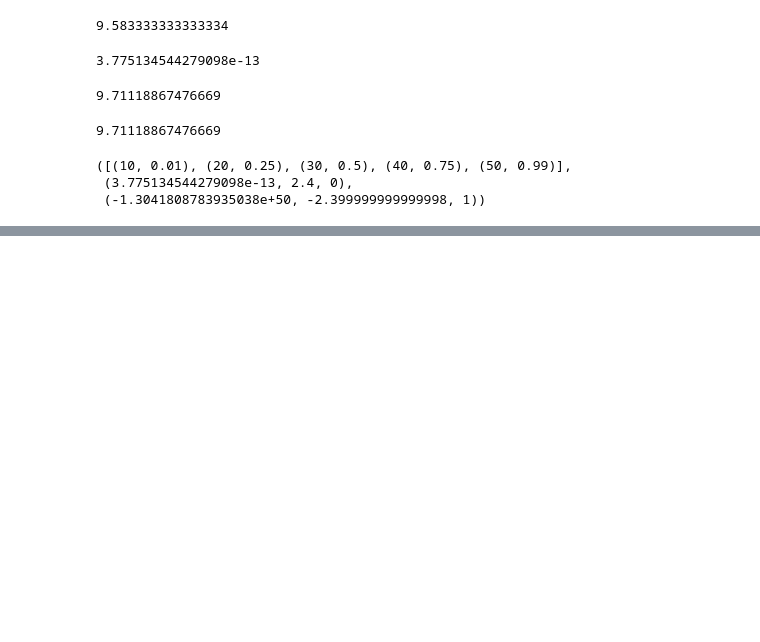
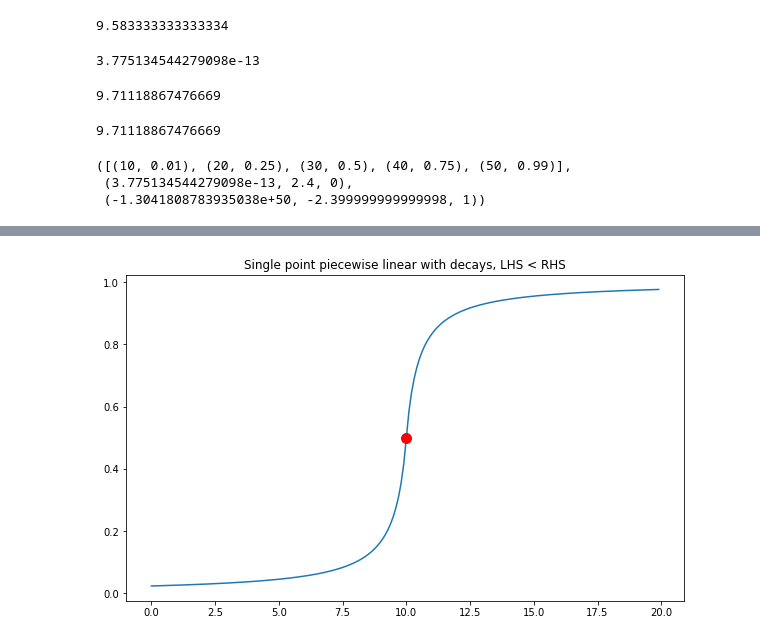
Before and after one commit to dlens/dlpy-moved-to-bitbucket, a Jupyter notebook: papers/piecewise_linear_decay/Examples.ipynb, the cells around one changed output, grey strips where cells are left out. Drawn from its saved outputs; the diff is of its cells as text; code cells hidden in the pictures; blank space fills up the shorter version.

```diff
--- a/papers/piecewise_linear_decay/Examples.ipynb
+++ b/papers/piecewise_linear_decay/Examples.ipynb
@@ -324,0 +332,12 @@ dlpr.gcp(X,0, epsilon, decay_type=dlpr.DecayType.EXPONENTIAL, return_params=True
+# %%
+single_x=10
+single_fx = lambda x: dlpr.pw_linear(x, [[single_x, 0.5]], 0, 1)
+xs = [single_x + i/10 for i in range(-100,100)]
+ys = [single_fx(x+0.0000000000001) for x in xs]
+
+plt.plot(xs,ys)
+plt.plot([single_x], [0.5], "ro", markersize=10)
+plt.title("Single point piecewise linear with decays, LHS < RHS")
+plt.show()
+# %% [output]
+[figure, added]
```
Also changed, not shown: parts of 3 cells of this notebook, 3 other files.
